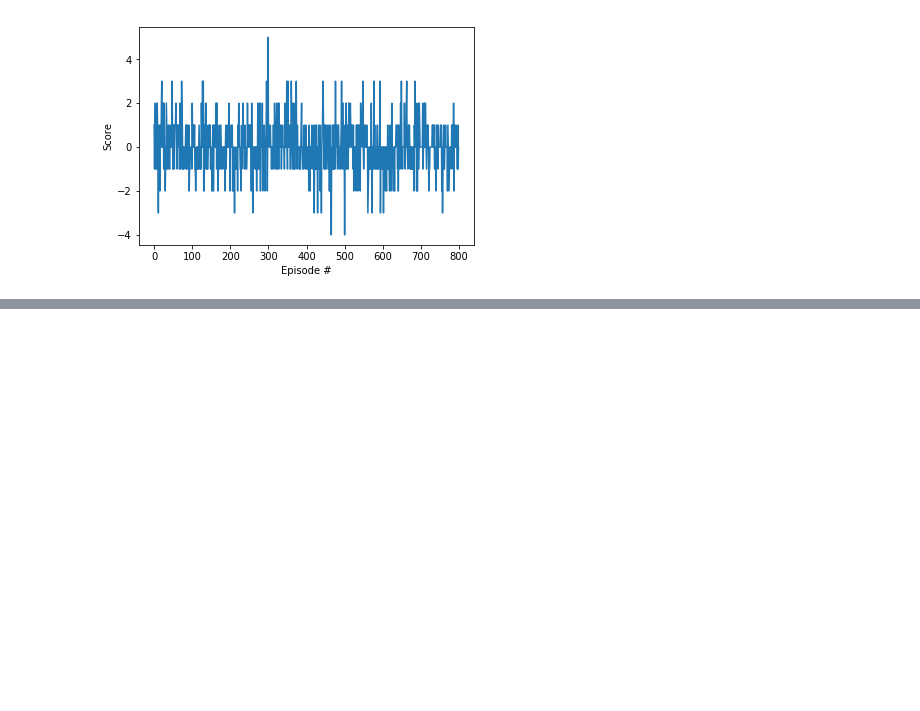
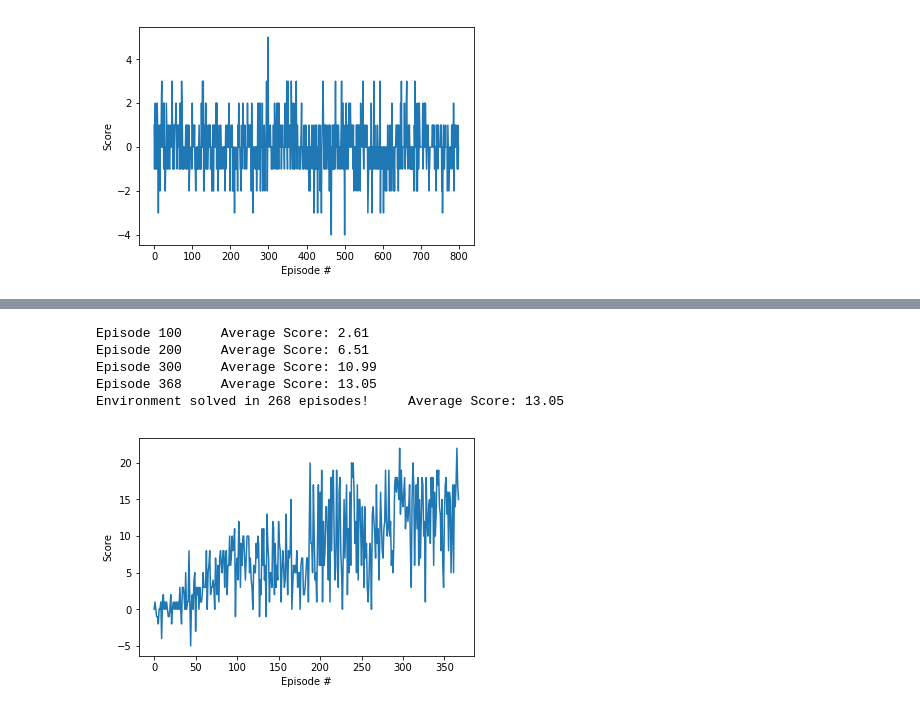
Before and after one commit to bkocis/DRLND_Pr_1_Navigation, a Jupyter notebook: Navigation.ipynb, the cells around one changed output, grey strips where cells are left out. Drawn from its saved outputs; the diff is of its cells as text; code cells hidden in the pictures; blank space fills up the shorter version.

```diff
--- a/Navigation.ipynb
+++ b/Navigation.ipynb
@@ -316,0 +322,13 @@ e4-dueling+ddqn.pth
+# %%
+# BUFFER_SIZE = 1e5
+
+agent = Agent(state_size, action_size, seed=0, dueling=True, ddqn=True, buffer_size=int(1e5) )
+
+scores = dqn('e8-dqn_Replay_Buffer-1e8.pth', eps_decay=0.98); plot_scores(scores)
+# %% [output]
+Episode 100     Average Score: 2.61
+Episode 200     Average Score: 6.51
+Episode 300     Average Score: 10.99
+Episode 368     Average Score: 13.05
+Environment solved in 268 episodes!     Average Score: 13.05
+[figure, added]
```
Also changed, not shown: parts of 21 cells of this notebook, 2 other files.
